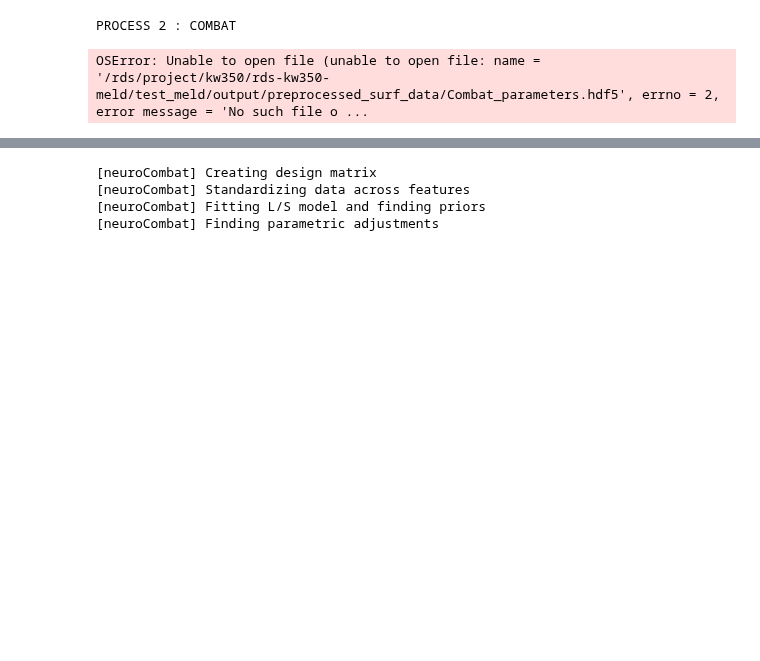
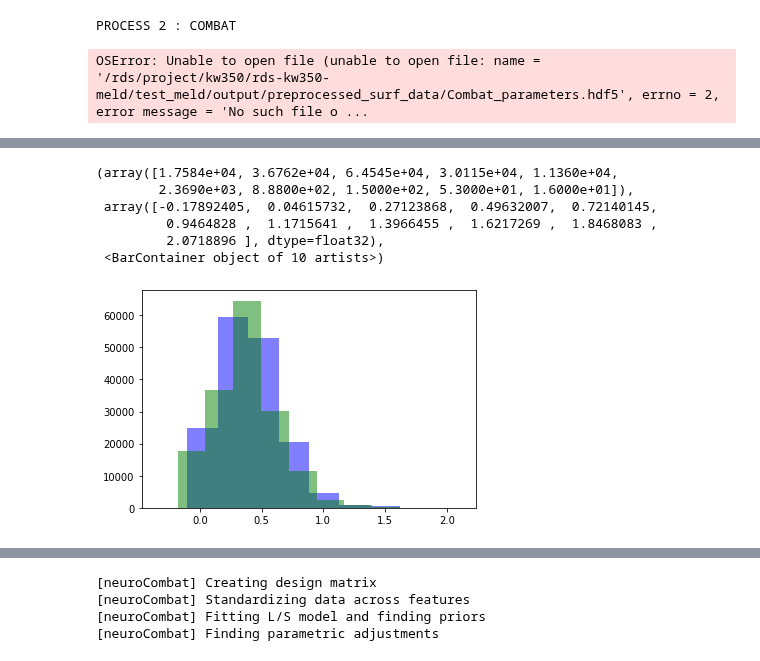
Before and after one commit to MELDProject/meld_classifier, a Jupyter notebook: notebooks/distributed_neurcombat.ipynb, the cells around one changed output, grey strips where cells are left out. Drawn from its saved outputs; the diff is of its cells as text; code cells hidden in the pictures; blank space fills up the shorter version.

```diff
--- a/notebooks/distributed_neurcombat.ipynb
+++ b/notebooks/distributed_neurcombat.ipynb
@@ -329,0 +559,11 @@ feature = '.on_lh.wm_FLAIR_1.sm10.mgh'
+# %%
+plt.hist(vals_new[i], color='blue',alpha=0.5)
+plt.hist(vals_ref[i], color='green',alpha=0.5)
+# %% [output]
+(array([1.7584e+04, 3.6762e+04, 6.4545e+04, 3.0115e+04, 1.1360e+04,
+        2.3690e+03, 8.8800e+02, 1.5000e+02, 5.3000e+01, 1.6000e+01]),
+ array([-0.17892405,  0.04615732,  0.27123868,  0.49632007,  0.72140145,
+         0.9464828 ,  1.1715641 ,  1.3966455 ,  1.6217269 ,  1.8468083 ,
+         2.0718896 ], dtype=float32),
+ <BarContainer object of 10 artists>)
+[figure, added]
```
Also changed, not shown: parts of 30 cells of this notebook, 8 other files.
